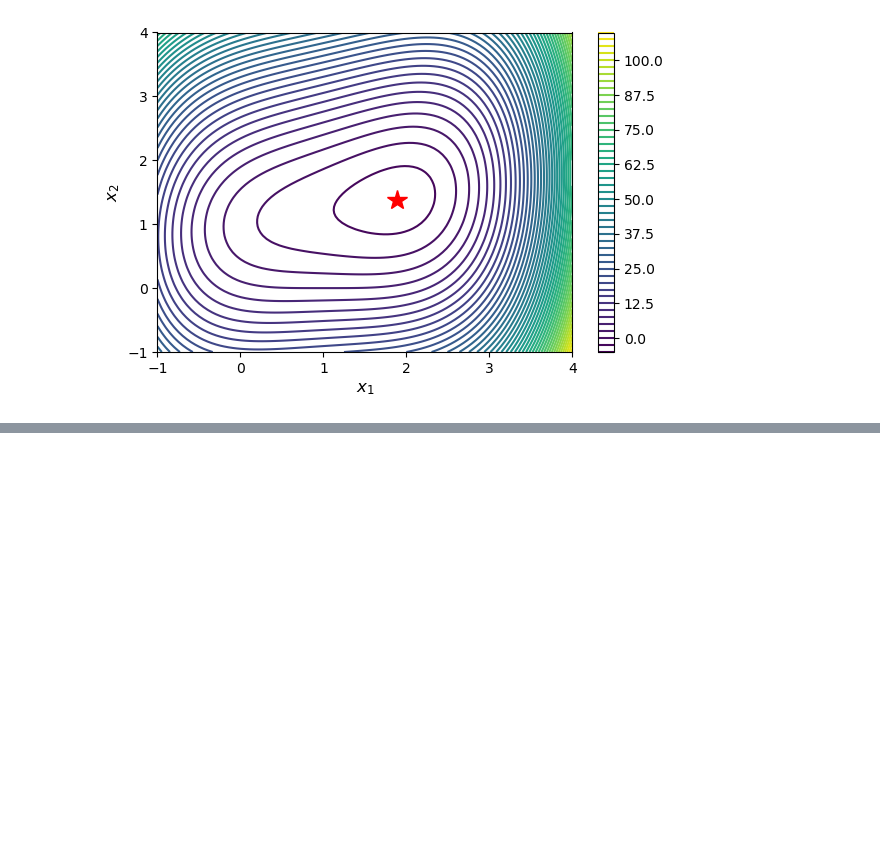
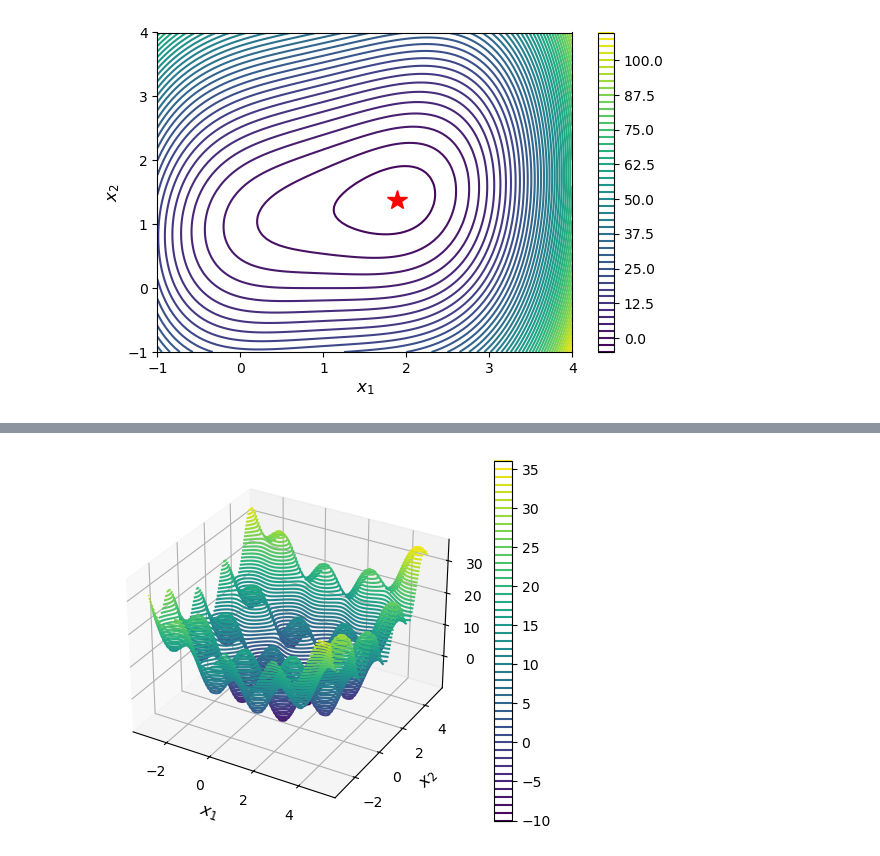
Before and after one commit to luigiselmi/numethods, a Jupyter notebook: johansson/optimization.ipynb, the cells around one changed output, grey strips where cells are left out. Cells and saved outputs as stored; diff of their text form; code cells hidden in the pictures; blank space fills up the shorter version.

```diff
--- a/johansson/optimization.ipynb
+++ b/johansson/optimization.ipynb
@@ -98,0 +109,5 @@ $\displaystyle \left[\begin{matrix}12 \left(x_{1} - 1\right)^{2} & -2\\-2 & 10\e
+# %%
+for sol in symbolic_solutions:
+    x = sympy.N(sol[0])
+    y = sympy.N(sol[1])
+    print('x = {}, y = {}\n'.format(x, y))
@@ -113,0 +138,2 @@ ax.set_ylabel(r"$x_2$", fontsize=12);
+# %%
+f_lambda = sympy.lambdify((x1, x2), f_sym, 'numpy')
@@ -153,0 +213,20 @@ fig.tight_layout()
+# %%
+def f(X):
+    x, y = X
+    return (4 * np.sin(np.pi * x) + 6 * np.sin(np.pi * y)) + (x - 1)**2 + (y - 1)**2
+# %%
+def func_X_Y_to_XY(f, X, Y):
+    s = np.shape(X)
+    return f(np.vstack([X.ravel(), Y.ravel()])).reshape(*s)
+# %%
+fig, ax = plt.subplots(figsize=(6, 4), subplot_kw={'projection': '3d'})
+x_ = y_ = np.linspace(-3, 5, 100)
+X, Y = np.meshgrid(x_, y_)
+Z = func_X_Y_to_XY(f, X, Y)
+c = ax.contour(X, Y, Z, 50)
+ax.set_xlabel(r"$x_1$", fontsize=12)
+ax.set_ylabel(r"$x_2$", fontsize=12)
+plt.colorbar(c, ax=ax)
+fig.tight_layout()
+# %% [output]
+[figure, added]
```
Also changed, not shown: parts of 29 cells of this notebook.
